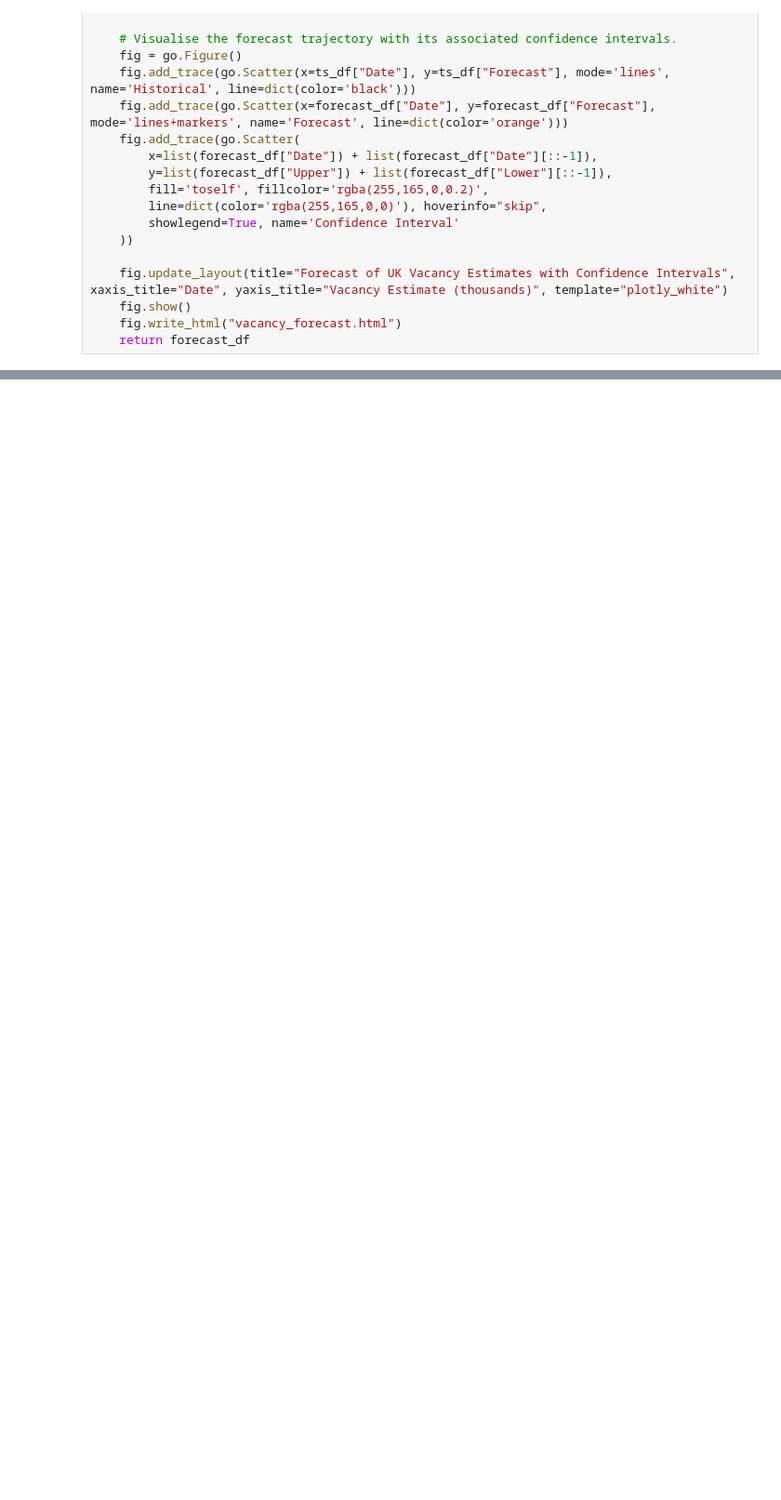
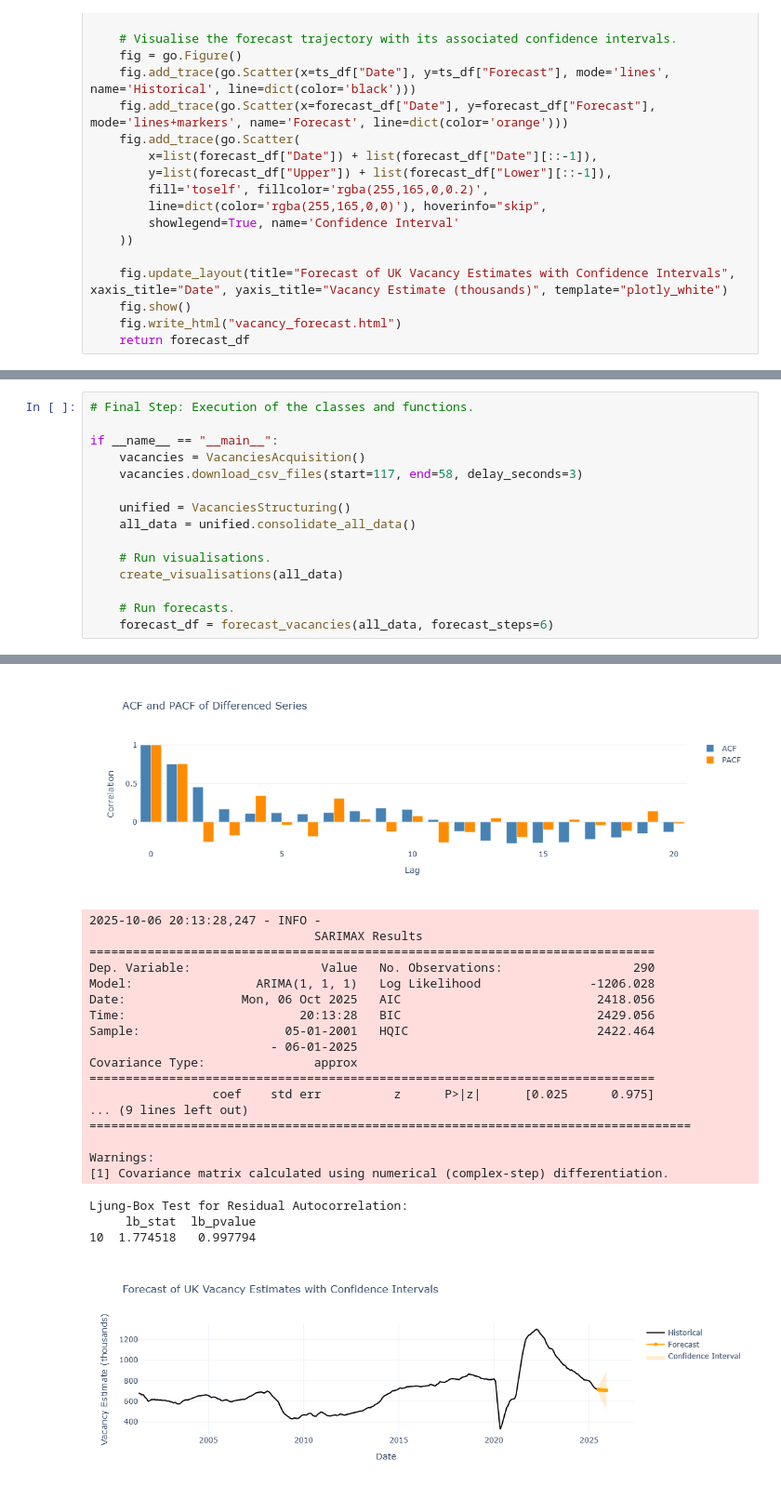
Before and after one commit to LiviaExercises/UK-Vacancies-Time-Series-Analysis, a Jupyter notebook: Notebook.ipynb, the cells around one changed output, grey strips where cells are left out. Shown at 93% size. Drawn from its saved outputs; the diff is of its cells as text; blank space fills up the shorter version.

Commit message:
Post-final adjustment
A command was added to the final script to ensure modular execution of the analysis pipeline. This update affected 'UK_Vacancies_Analysis.py', 'Notebook.ipynb', and 'README.md'.

```diff
--- a/Notebook.ipynb
+++ b/Notebook.ipynb
@@ -254,0 +197,16 @@ Ljung-Box Test for Residual Autocorrelation:
+# %%
+# Final Step: Execution of the classes and functions.
+
+if __name__ == "__main__":
+    vacancies = VacanciesAcquisition()
+    vacancies.download_csv_files(start=117, end=58, delay_seconds=3)
+
+    unified = VacanciesStructuring()
+    all_data = unified.consolidate_all_data()
+
+    # Run visualisations.
+    create_visualisations(all_data)
+
+    # Run forecasts.
+    forecast_df = forecast_vacancies(all_data, forecast_steps=6)
+# %% [output]
@@ -254,0 +233,22 @@ Ljung-Box Test for Residual Autocorrelation:
+[figure, added]
+2025-10-06 20:13:28,247 - INFO -
+                               SARIMAX Results
+==============================================================================
+Dep. Variable:                  Value   No. Observations:                  290
+Model:                 ARIMA(1, 1, 1)   Log Likelihood               -1206.028
+Date:                Mon, 06 Oct 2025   AIC                           2418.056
+Time:                        20:13:28   BIC                           2429.056
+Sample:                    05-01-2001   HQIC                          2422.464
+                         - 06-01-2025
+Covariance Type:               approx
+==============================================================================
+                 coef    std err          z      P>|z|      [0.025      0.975]
+... (9 lines left out)
+===================================================================================
+
+Warnings:
+[1] Covariance matrix calculated using numerical (complex-step) differentiation.
+Ljung-Box Test for Residual Autocorrelation:
+     lb_stat  lb_pvalue
+10  1.774518   0.997794
+[figure, added]
```
Also changed, not shown: parts of 4 cells of this notebook, 2 other files.
